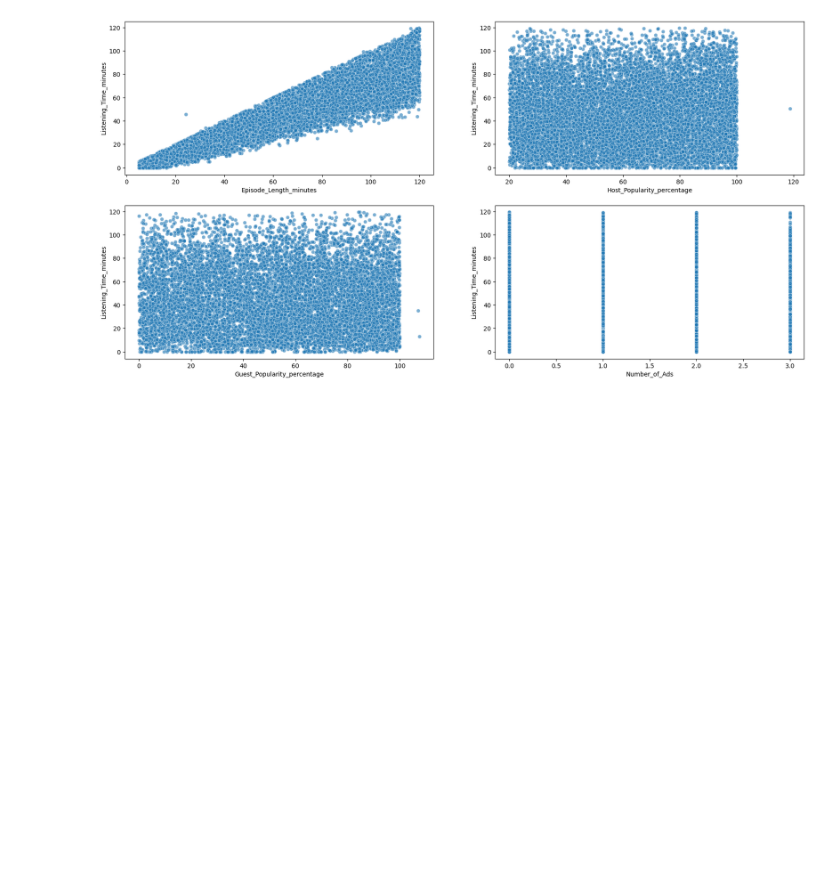
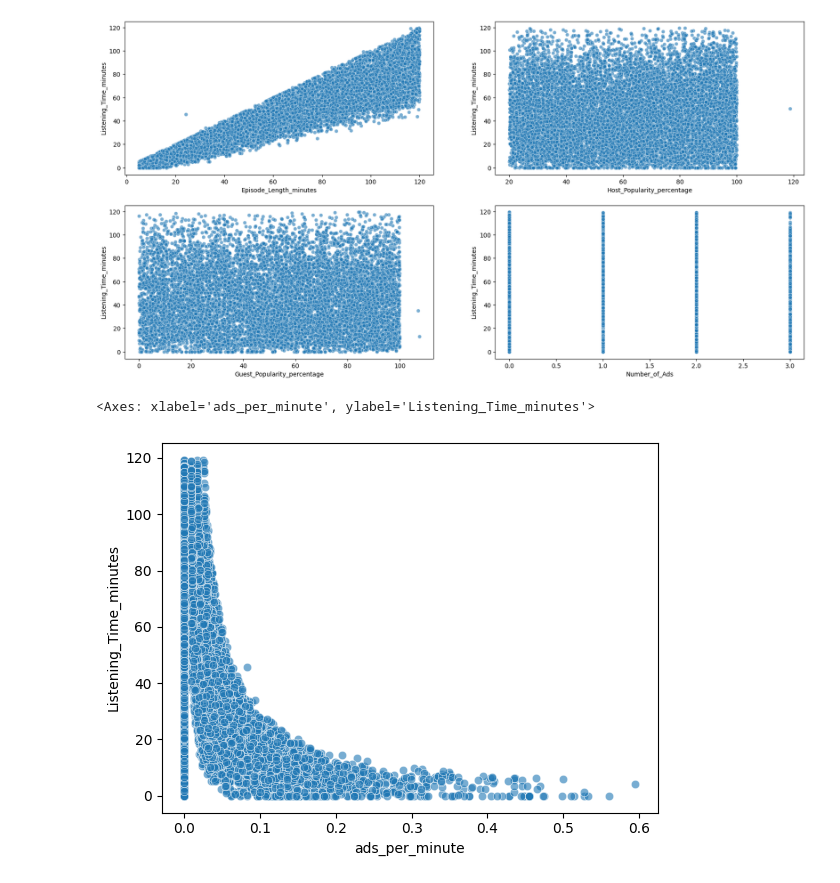
Before and after one commit to acrusedev/Audio-Engagement-Challenge, a Jupyter notebook: eda.ipynb, the cells around one changed output. Cells and saved outputs as stored; diff of their text form; code cells hidden in the pictures; blank space fills up the shorter version.

Commit message:
add_feature: 'ads_per_minute'

```diff
--- a/eda.ipynb
+++ b/eda.ipynb
@@ -74,3 +74,28 @@ for var, subplot in zip(numerical_features, ax.flatten()):
     )
 # %% [output]
 [figure]
+# %%
+"""
+    For know we are left with only 4 numerical features to work with.
+    Additionally only one of them seems to be related to listening time length directly.
+
+    We need to find more data to be able to create a good model.
+"""
+
+# lets start with creating a feature called ads_per_minute which will show ratio of ads to the episode length
+
+train_df['ads_per_minute'] = train_df['Number_of_Ads'] / train_df['Episode_Length_minutes']
+
+# lets see how it looks like
+
+sample_df = train_df.sample(n=15000, random_state=20)
+
+sns.scatterplot(
+    x='ads_per_minute',
+    y='Listening_Time_minutes',
+    data=sample_df,
+    alpha=0.6
+)
+# %% [output]
+<Axes: xlabel='ads_per_minute', ylabel='Listening_Time_minutes'>
+[figure, added]
```
